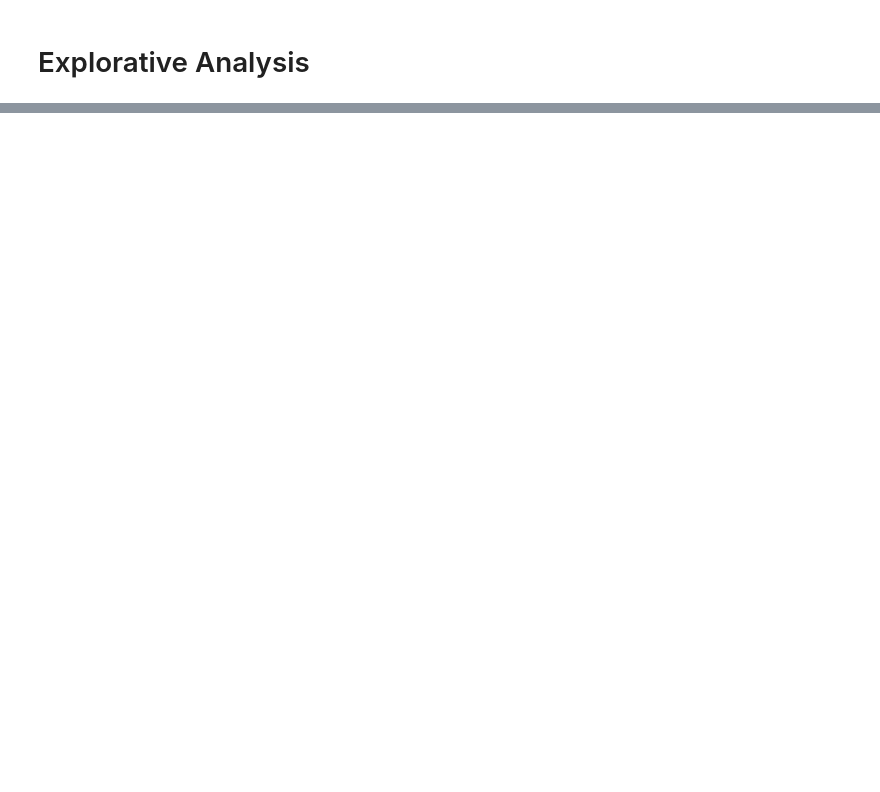
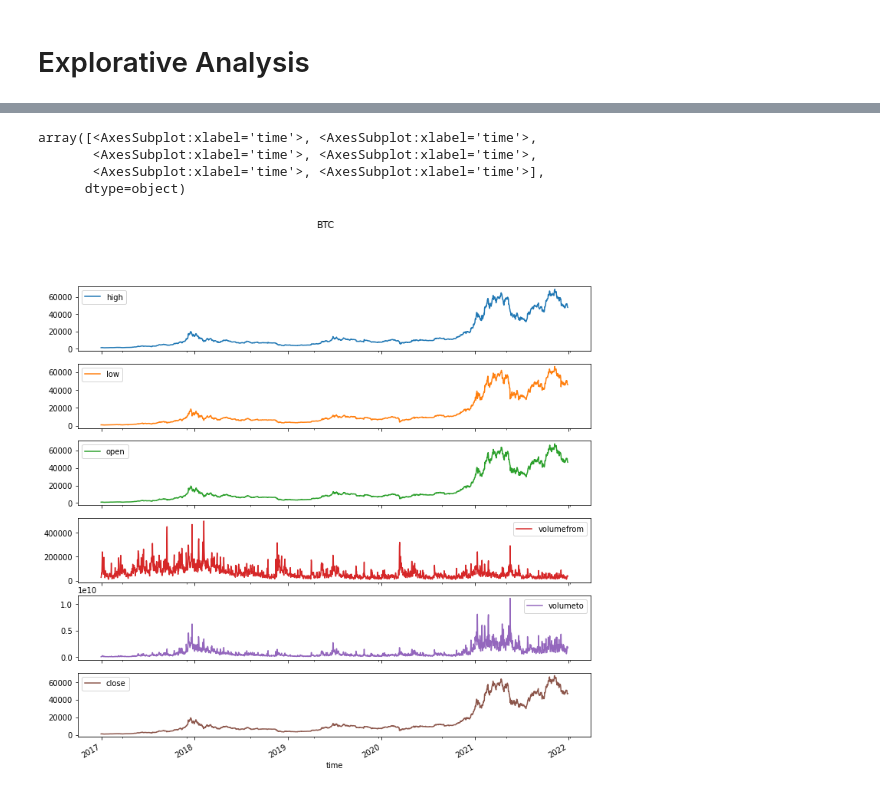
Before and after one commit to Mathemagics123/R-Project, a Jupyter notebook: analysis.ipynb, the cells around one changed output, grey strips where cells are left out. Cells and saved outputs as stored; diff of their text form; code cells hidden in the pictures; blank space fills up the shorter version.

```diff
--- a/analysis.ipynb
+++ b/analysis.ipynb
@@ -65,3 +49,13 @@ analyze('AIR')
 # %%
 def classify_breakouts(data):
     print('TODO')
+# %%
+dateparser = lambda x: datetime.fromtimestamp(int(x))
+df = pd.read_csv('./data/price_histories/BTC.csv', index_col=[0], parse_dates=['time'], date_parser=dateparser, usecols=['time', 'open', 'high', 'low', 'close', 'volumefrom', 'volumeto'])
+df.plot(title='BTC', subplots=True, figsize=(12,12))
+# %% [output]
+array([<AxesSubplot:xlabel='time'>, <AxesSubplot:xlabel='time'>,
+       <AxesSubplot:xlabel='time'>, <AxesSubplot:xlabel='time'>,
+       <AxesSubplot:xlabel='time'>, <AxesSubplot:xlabel='time'>],
+      dtype=object)
+[figure, added]
```
Also changed, not shown: parts of 4 cells of this notebook, 4 other files.
